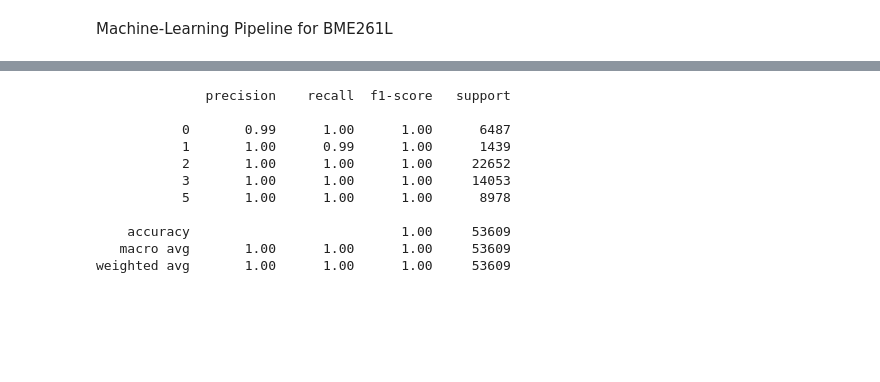
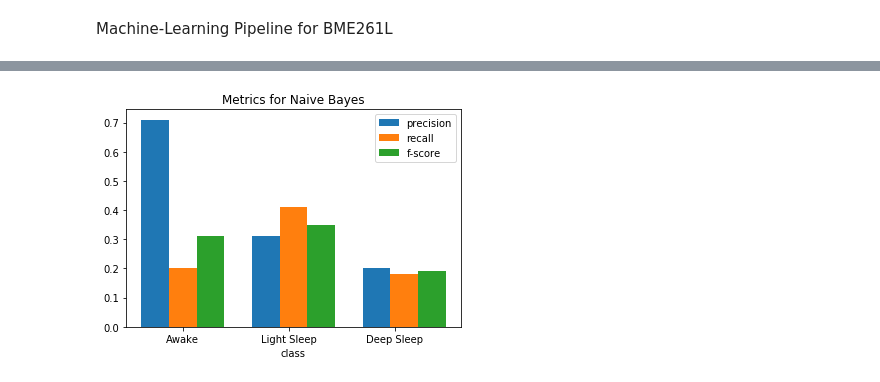
Before and after one commit to sarahmounho/BME261L, a Jupyter notebook: BME261L_MachineLearningPipeline.ipynb, the cells around one changed output, grey strips where cells are left out. Drawn from its saved outputs; the diff is of its cells as text; code cells hidden in the pictures; blank space fills up the shorter version.

```diff
--- a/BME261L_MachineLearningPipeline.ipynb
+++ b/BME261L_MachineLearningPipeline.ipynb
@@ -127,23 +173,14 @@ weighted avg       1.00      1.00      1.00     53609
 # %%
 #Naive Bayes
-#create a NB classifier
-clf = GaussianNB()
-#fit with a 10-fold CV
-Y_pred = cross_val_predict(clf, data_dsample, label_dsample, cv=10)
-#Report
-report = classification_report(label_dsample, Y_pred)
-print(report)
+def NB_runner(data_x, data_y):
+    #create a NB classifier
+    clf = GaussianNB()
+    #fit with a 10-fold CV
+    Y_pred = cross_val_predict(clf, data_X, data_Y, cv=10)
+    return Y_pred
-# %% [output]
-              precision    recall  f1-score   support
-
-           0       0.99      1.00      1.00      6487
-           1       1.00      0.99      1.00      1439
-           2       1.00      1.00      1.00     22652
-           3       1.00      1.00      1.00     14053
-           5       1.00      1.00      1.00      8978
-
-    accuracy                           1.00     53609
-   macro avg       1.00      1.00      1.00     53609
-weighted avg       1.00      1.00      1.00     53609
+# %%
+generate_final_report(NB_runner, 'Naive Bayes')
+# %% [output]
+[figure, added]
 # %%
 #SVM
```
Also changed, not shown: parts of 19 cells of this notebook.
